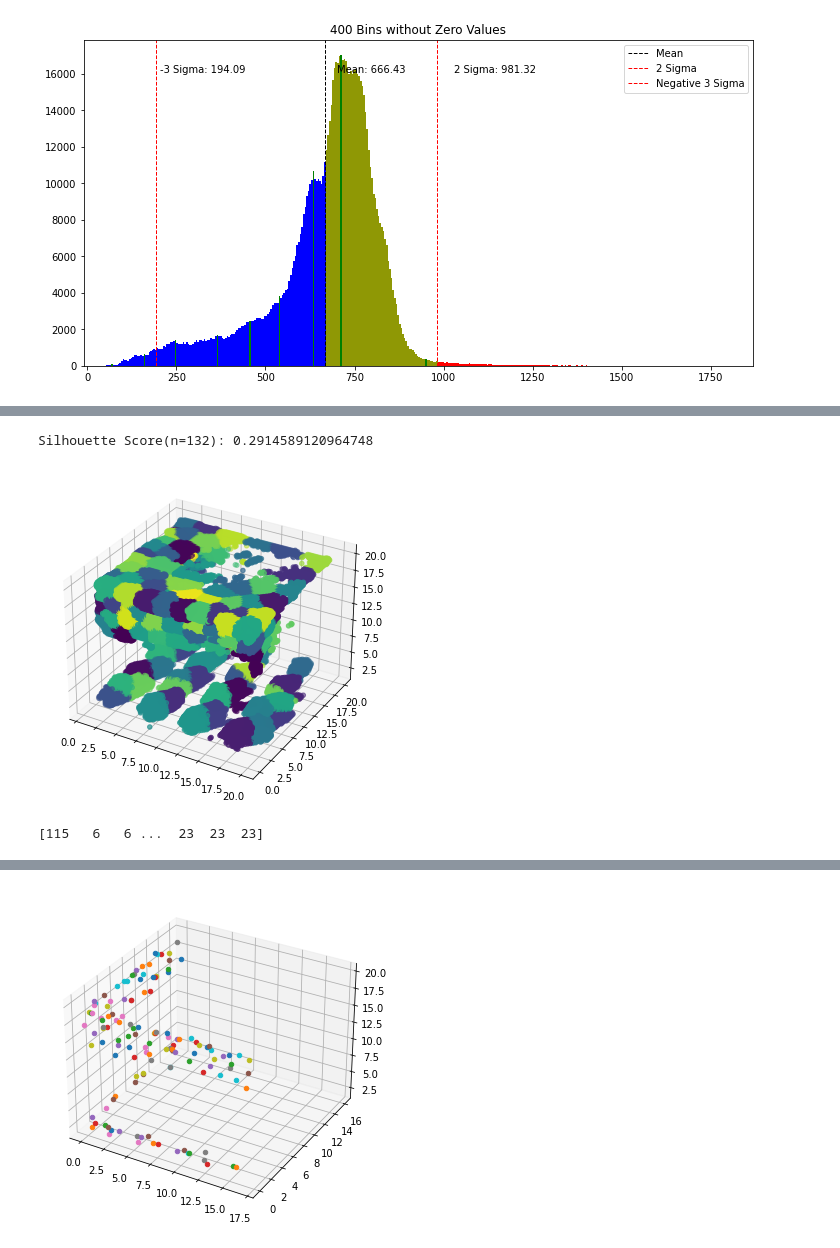
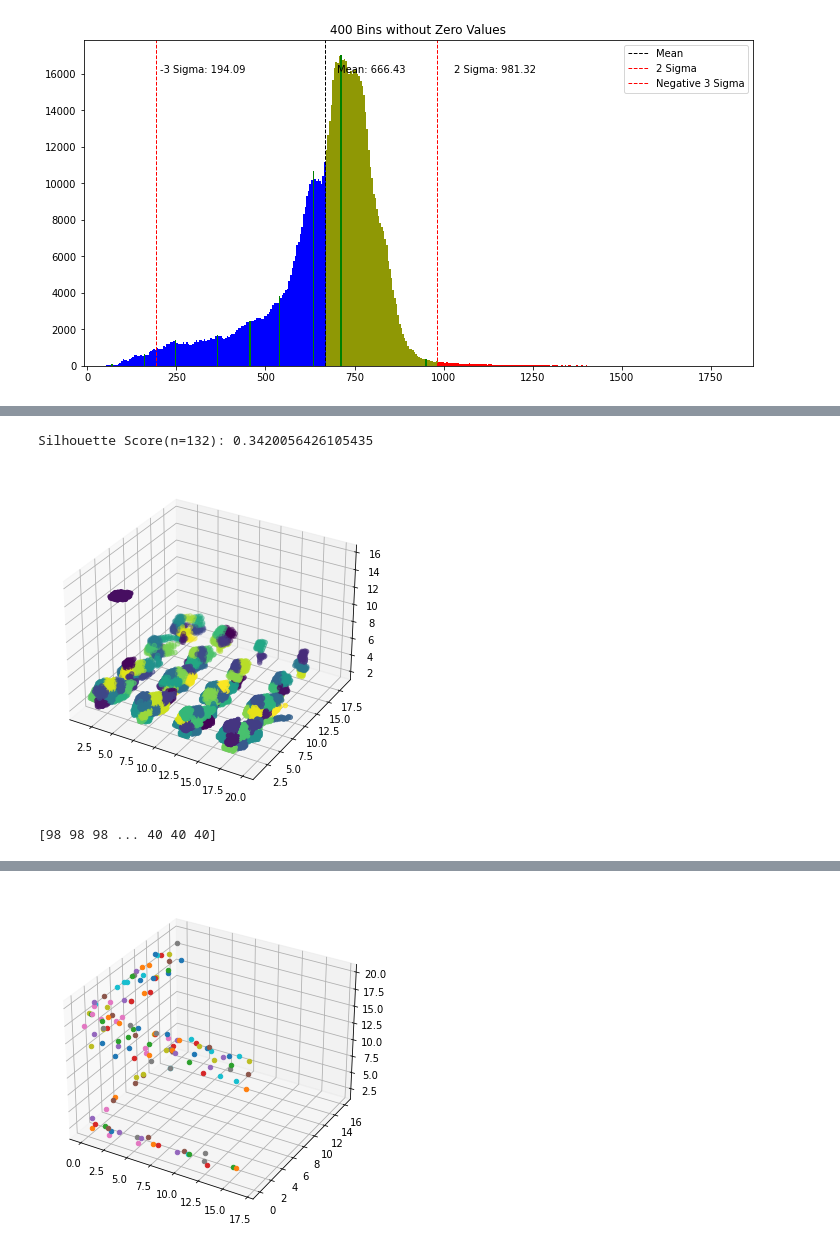
Before and after one commit to tjschweitzer/FDS2PreUnity, a Jupyter notebook: windODENotebook.ipynb, the cells around one changed output, grey strips where cells are left out. Saved outputs shown, nothing was run; the diff lists cells and outputs as text; code cells hidden in the pictures.

```diff
--- a/windODENotebook.ipynb
+++ b/windODENotebook.ipynb
@@ -442,8 +442,8 @@ class windODE:
                 re = data[i]["re"][:]
 
                 temp =np.max(re)/maxRE
-                ax.plot(x, y, z,  c=cm.viridis(temp),label=i)
-            plt.legend()
+                ax.plot(x, y, z,  c=cm.viridis(temp))
+
             plt.show()
 
 
@@ -712,10 +712,11 @@ def plotPointsInRERange(plotRange,plotInfo):
     plt.colorbar(scatter_plot)
     plt.show()
 
-    return [x_1,y_1,z_1,c_1]
+    indexValues = [x_1,y_1,z_1,c_1]
+    return np.array([app.getPositionFromIndex([indexValues[0][i],indexValues[1][i],indexValues[2][i]]) for i in range(len(indexValues[0]))])
 # %%
 lamFlowIndex = plotPointsInRERange([plotInfo['mean']+plotInfo['std'],plotInfo['sigmaTwo']],plotInfo)
-# lamFlowIndex = plotPointsInRERange([plotInfo['sigmaTwo'],None],plotInfo)
+turbFlowIndex = plotPointsInRERange([plotInfo['sigmaTwo'],None],plotInfo)
 # %% [output]
 [67.00198542435963 158.24205653667448 244.92012409337357
  363.53221653938294 454.77228765169775 536.8883516527811 632.6904263207117
@@ -734,28 +769,7 @@ lamFlowPositions=np.array(lamFlowPositions)
 # %%
-
-Z=pd.DataFrame(np.array(lamFlowPositions))
-
-fig = plt.figure(figsize=(8, 6))
-ax = fig.add_subplot(1, 1, 1, projection="3d")
-i=132
-KMean= KMeans(n_clusters=i,)
-KMean.fit(Z)
-label=KMean.predict(Z)
-
-
-
-print(f'Silhouette Score(n={i}): {silhouette_score(Z, label)}')
-
-ax.scatter(lamFlowPositions.T[0],lamFlowPositions.T[1],lamFlowPositions.T[2],c=label )
-closest, _ = pairwise_distances_argmin_min(KMean.cluster_centers_, Z)
-
-
-
-plt.show()
-print(label)
-startingPositions = [[lamFlowPositions.T[0][c],lamFlowPositions.T[1][c],lamFlowPositions.T[2][c]] for c in closest]
+startingPositions2=getStartingPositions(turbFlowIndex)
 # %% [output]
-Silhouette Score(n=132): 0.2914589120964748
+Silhouette Score(n=132): 0.3420056426105435
-[figure, old version]
+[figure, new version]
-[115   6   6 ...  23  23  23]
+[98 98 98 ... 40 40 40]
 # %%
```
Also changed, not shown: parts of 6 cells of this notebook, 1 other file.
